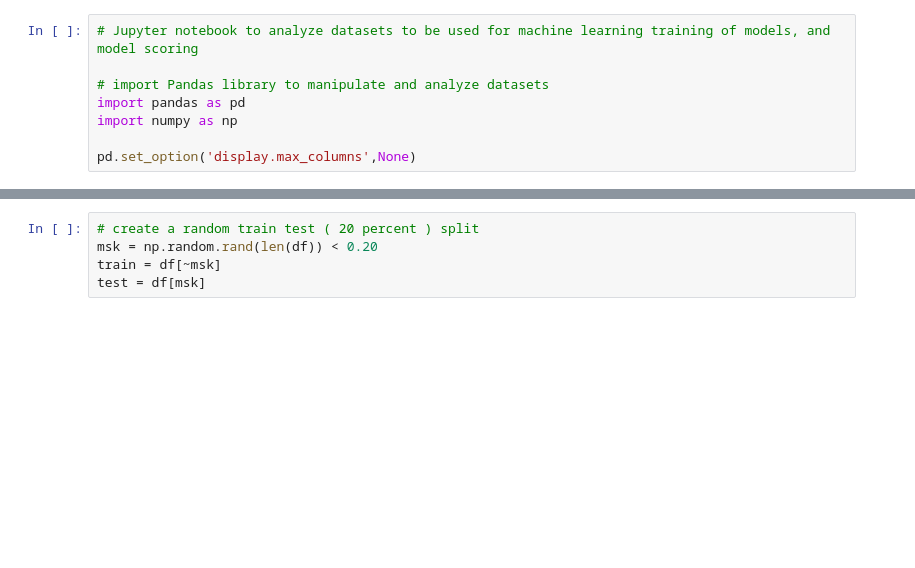
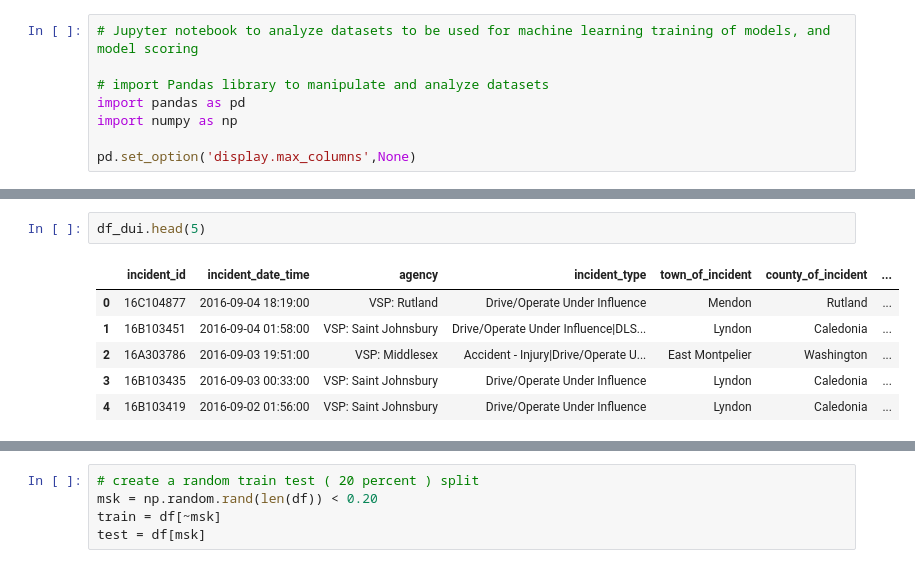
Before and after one commit to sharkymark/py-notebooks, a Jupyter notebook: generic.ipynb, the cells around one changed output, grey strips where cells are left out. Cells and saved outputs as stored; diff of their text form; blank space fills up the shorter version.

```diff
--- a/generic.ipynb
+++ b/generic.ipynb
@@ -103,0 +113,9 @@ Name: Churn?, dtype: int64
+# %%
+df_dui.head(5)
+# %% [output]
+|  | incident_id | incident_date_time | agency | incident_type | town_of_incident | county_of_incident | ... |
+| 0 | 16C104877 | 2016-09-04 18:19:00 | VSP: Rutland | Drive/Operate Under Influence | Mendon | Rutland | ... |
+| 1 | 16B103451 | 2016-09-04 01:58:00 | VSP: Saint Johnsbury | Drive/Operate Under Influence|DLS... | Lyndon | Caledonia | ... |
+| 2 | 16A303786 | 2016-09-03 19:51:00 | VSP: Middlesex | Accident - Injury|Drive/Operate U... | East Montpelier | Washington | ... |
+| 3 | 16B103435 | 2016-09-03 00:33:00 | VSP: Saint Johnsbury | Drive/Operate Under Influence | Lyndon | Caledonia | ... |
+| 4 | 16B103419 | 2016-09-02 01:56:00 | VSP: Saint Johnsbury | Drive/Operate Under Influence | Lyndon | Caledonia | ... |
```
Also changed, not shown: parts of 29 cells of this notebook, 1 other file.
